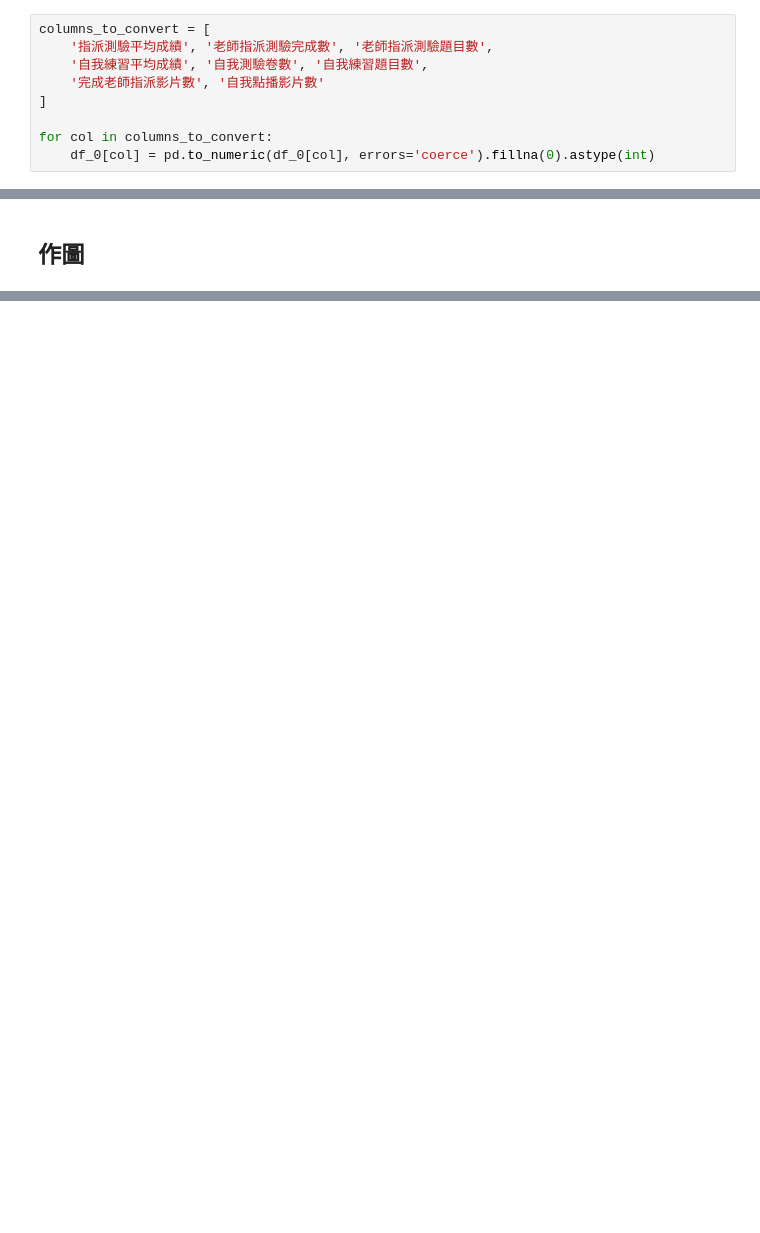
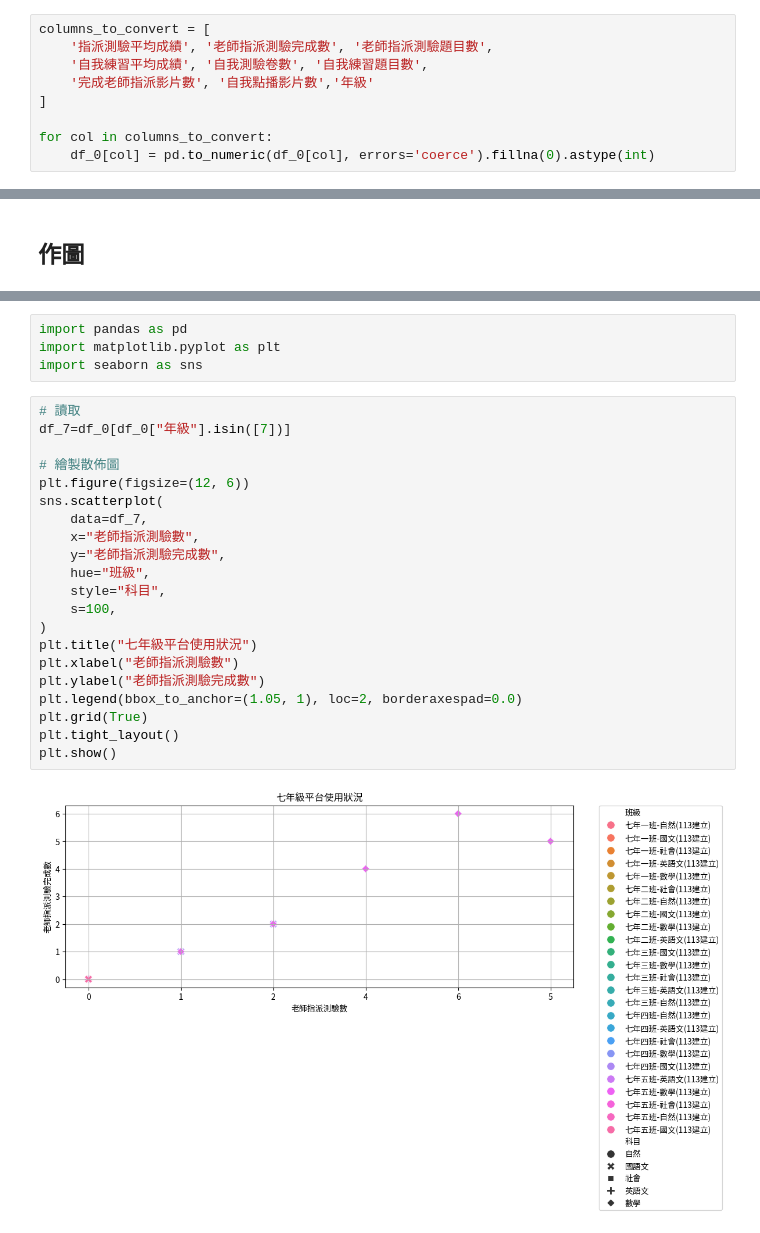
Before and after one commit to Emily-Hsu2004/edu-data-mining-, a Jupyter notebook: 練習/week3-課堂練習1.ipynb, the cells around one changed output, grey strips where cells are left out. Drawn from its saved outputs; the diff is of its cells as text; blank space fills up the shorter version.

```diff
--- a/練習/week3-課堂練習1.ipynb
+++ b/練習/week3-課堂練習1.ipynb
@@ -50,7 +50,7 @@ str
 columns_to_convert = [
     '指派測驗平均成績', '老師指派測驗完成數', '老師指派測驗題目數',
     '自我練習平均成績', '自我測驗卷數', '自我練習題目數',
-    '完成老師指派影片數', '自我點播影片數'
+    '完成老師指派影片數', '自我點播影片數','年級'
 ]
 
 for col in columns_to_convert:
@@ -152,0 +99,27 @@ plt.show()
+# %%
+import pandas as pd
+import matplotlib.pyplot as plt
+import seaborn as sns
+# %%
+# 讀取
+df_7=df_0[df_0["年級"].isin([7])]
+
+# 繪製散佈圖
+plt.figure(figsize=(12, 6))
+sns.scatterplot(
+    data=df_7,
+    x="老師指派測驗數",
+    y="老師指派測驗完成數",
+    hue="班級",
+    style="科目",
+    s=100,
+)
+plt.title("七年級平台使用狀況")
+plt.xlabel("老師指派測驗數")
+plt.ylabel("老師指派測驗完成數")
+plt.legend(bbox_to_anchor=(1.05, 1), loc=2, borderaxespad=0.0)
+plt.grid(True)
+plt.tight_layout()
+plt.show()
+# %% [output]
+[figure, added]
```
Also changed, not shown: parts of 10 cells of this notebook.
